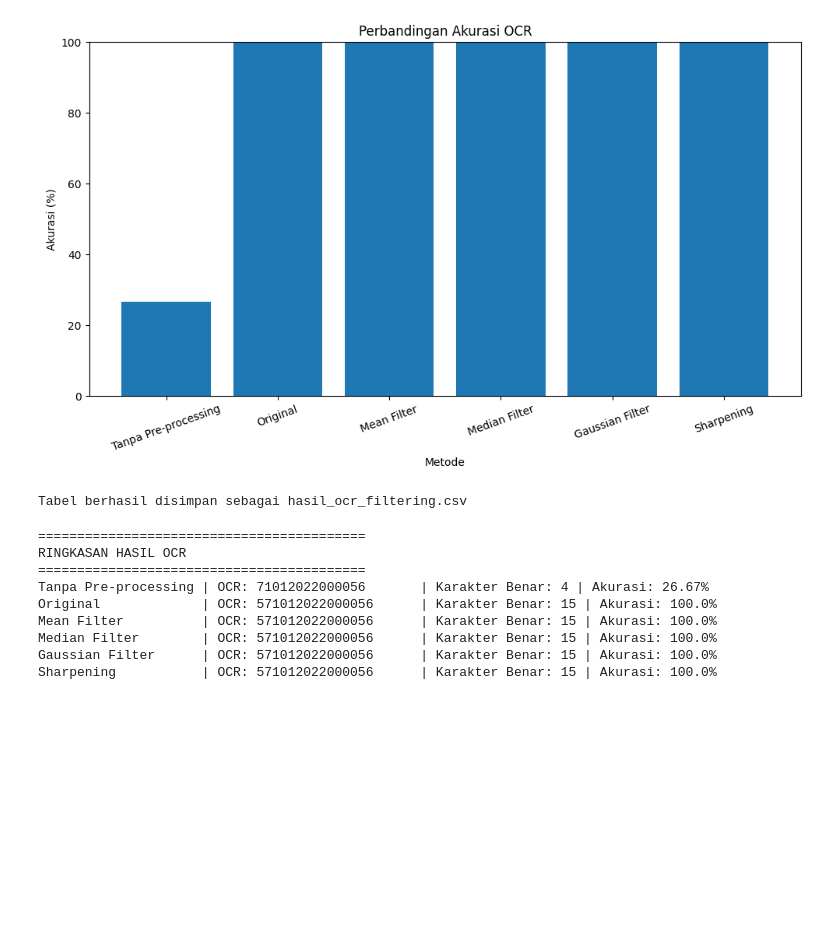
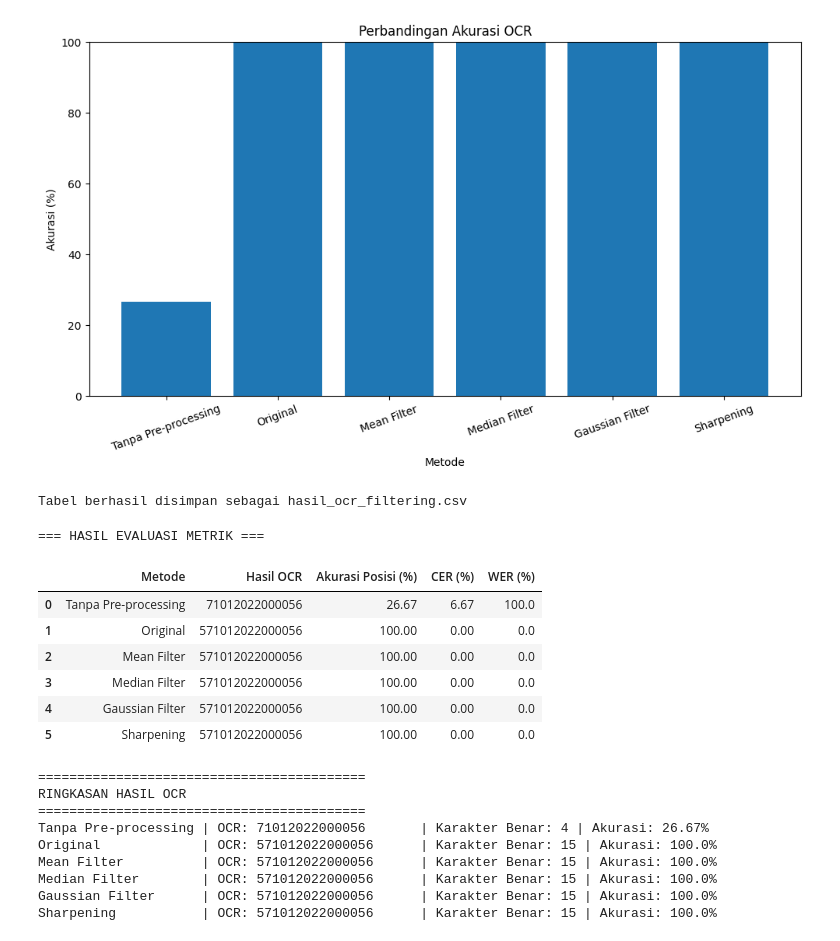
Before and after one commit to Nilamsari01/TUGAS5_F1G124046_NILAMSARI, a Jupyter notebook: NilamSariTugas5.ipynb, the cells around one changed output. Saved outputs shown, nothing was run; the diff lists cells and outputs as text; code cells hidden in the pictures; blank space fills up the shorter version.

```diff
--- a/NilamSariTugas5.ipynb
+++ b/NilamSariTugas5.ipynb
@@ -488,3 +491,62 @@ Tabel berhasil disimpan sebagai hasil_ocr_filtering.csv
+# %%
+import jiwer
+import pandas as pd
+
+data_evaluasi_lengkap = []
+
+for metode, hasil in hasil_ocr.items():
+    # Menghitung CER
+    cer = jiwer.cer(nomor_benar, hasil)
+    # Menghitung WER
+    wer = jiwer.wer(nomor_benar, hasil)
+
+    # Kita juga hitung akurasi posisi lama sebagai perbandingan
+    karakter_benar, akurasi_lama = hitung_akurasi(hasil, nomor_benar)
+
+    data_evaluasi_lengkap.append([
+        metode,
+        hasil,
+        round(akurasi_lama, 2),
+        round(cer * 100, 2),  # diubah ke persen
+        round(wer * 100, 2)   # diubah ke persen
+    ])
+
+# Memasukkan data 'Tanpa Pre-processing'
+cer_tanpa = jiwer.cer(nomor_benar, teks_mentah)
+wer_tanpa = jiwer.wer(nomor_benar, teks_mentah)
+karakter_benar_tanpa, akurasi_tanpa = hitung_akurasi(teks_mentah, nomor_benar)
+
+data_evaluasi_lengkap.insert(0, [
+    "Tanpa Pre-processing",
+    teks_mentah,
+    round(akurasi_tanpa, 2),
+    round(cer_tanpa * 100, 2),
+    round(wer_tanpa * 100, 2)
+])
+
+# Membuat DataFrame baru untuk perbandingan metrik
+df_metrik = pd.DataFrame(
+    data_evaluasi_lengkap,
+    columns=[
+        "Metode",
+        "Hasil OCR",
+        "Akurasi Posisi (%)",
+        "CER (%)",
+        "WER (%)"
+    ]
+)
+
+print("=== HASIL EVALUASI METRIK ===")
+display(df_metrik)
+# %% [output]
+=== HASIL EVALUASI METRIK ===
+|  | Metode | Hasil OCR | Akurasi Posisi (%) | CER (%) | WER (%) |
+| 0 | Tanpa Pre-processing | 71012022000056 | 26.67 | 6.67 | 100.0 |
+| 1 | Original | 571012022000056 | 100.00 | 0.00 | 0.0 |
+| 2 | Mean Filter | 571012022000056 | 100.00 | 0.00 | 0.0 |
+| 3 | Median Filter | 571012022000056 | 100.00 | 0.00 | 0.0 |
+| 4 | Gaussian Filter | 571012022000056 | 100.00 | 0.00 | 0.0 |
+| 5 | Sharpening | 571012022000056 | 100.00 | 0.00 | 0.0 |
 # %%
 # 28. RINGKASAN HASIL
 
```
Also changed, not shown: parts of 1 cell of this notebook.
